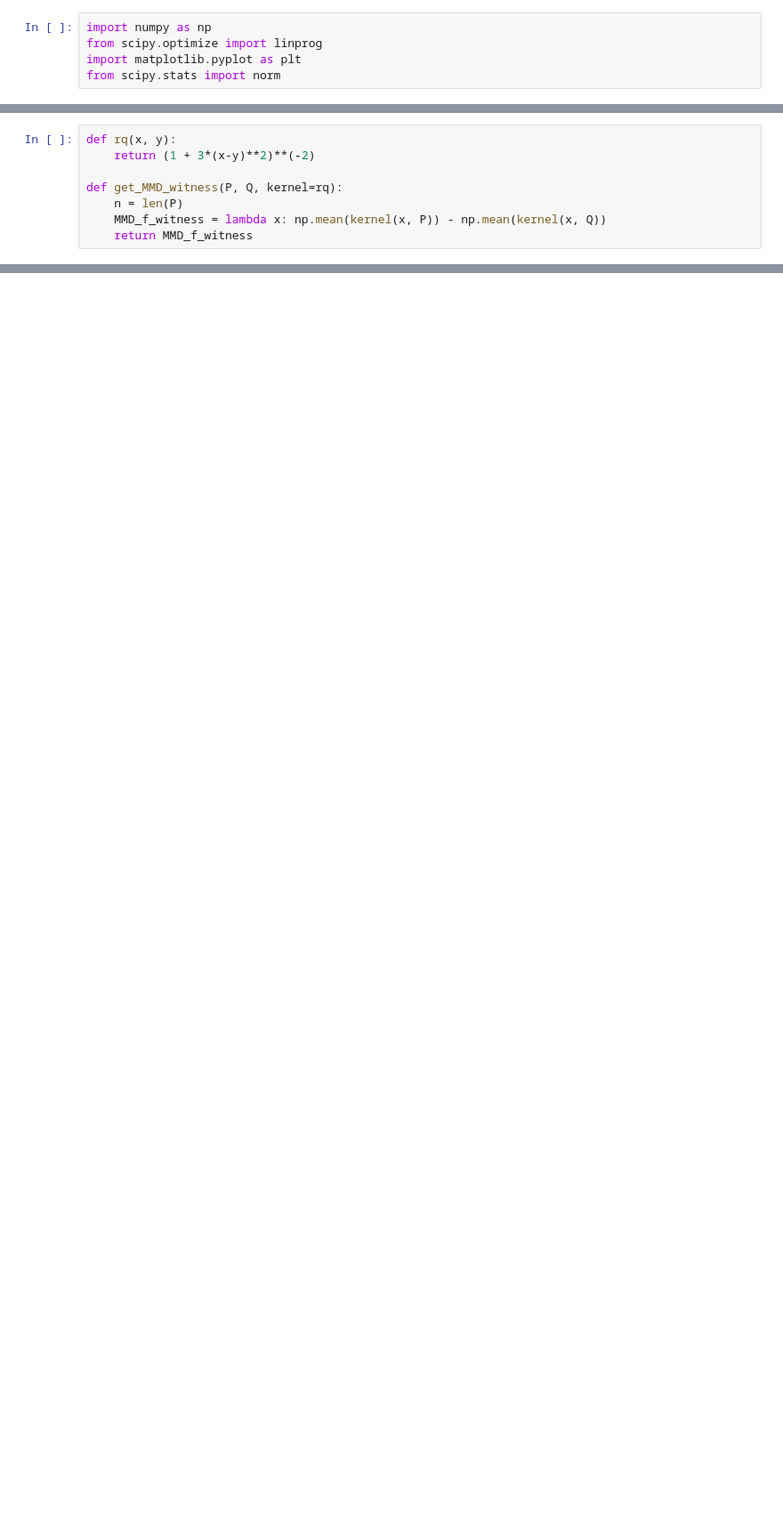
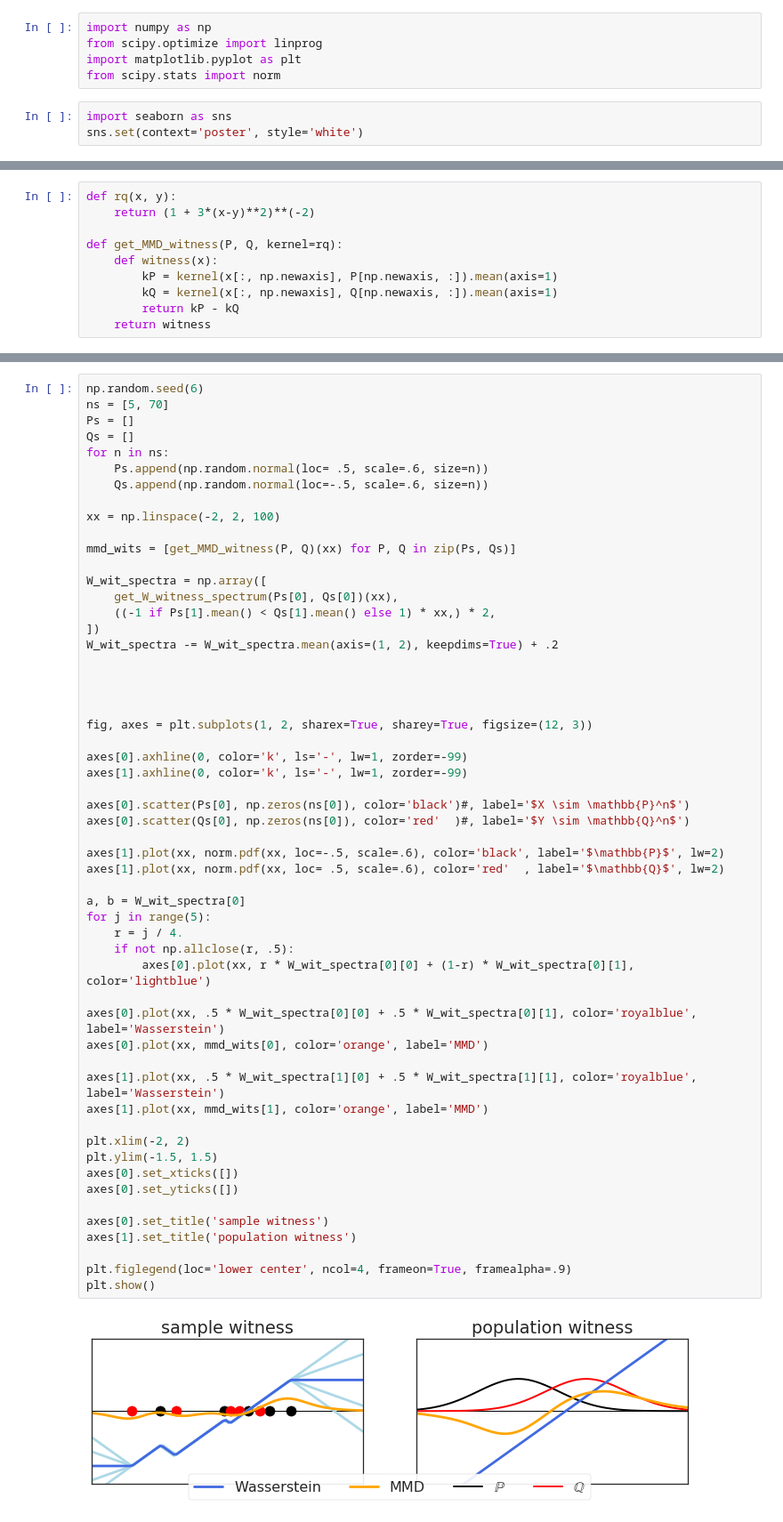
Before and after one commit to fagan2888/mmd-gans-poster, a Jupyter notebook: witness.ipynb, the cells around one changed output, grey strips where cells are left out. Shown at 89% size. Cells and saved outputs as stored; diff of their text form; blank space fills up the shorter version.

Commit message:
update witness figure

```diff
--- a/witness.ipynb
+++ b/witness.ipynb
@@ -3,4 +3,7 @@ import numpy as np
 from scipy.optimize import linprog
 import matplotlib.pyplot as plt
 from scipy.stats import norm
+# %%
+import seaborn as sns
+sns.set(context='poster', style='white')
 # %%
@@ -27,6 +35,8 @@ def rq(x, y):
     return (1 + 3*(x-y)**2)**(-2)
 
 def get_MMD_witness(P, Q, kernel=rq):
-    n = len(P)
-    MMD_f_witness = lambda x: np.mean(kernel(x, P)) - np.mean(kernel(x, Q))
-    return MMD_f_witness
+    def witness(x):
+        kP = kernel(x[:, np.newaxis], P[np.newaxis, :]).mean(axis=1)
+        kQ = kernel(x[:, np.newaxis], Q[np.newaxis, :]).mean(axis=1)
+        return kP - kQ
+    return witness
@@ -77,0 +43,57 @@ max([])
+# %%
+np.random.seed(6)
+ns = [5, 70]
+Ps = []
+Qs = []
+for n in ns:
+    Ps.append(np.random.normal(loc= .5, scale=.6, size=n))
+    Qs.append(np.random.normal(loc=-.5, scale=.6, size=n))
+
+xx = np.linspace(-2, 2, 100)
+
+mmd_wits = [get_MMD_witness(P, Q)(xx) for P, Q in zip(Ps, Qs)]
+
+W_wit_spectra = np.array([
+    get_W_witness_spectrum(Ps[0], Qs[0])(xx),
+    ((-1 if Ps[1].mean() < Qs[1].mean() else 1) * xx,) * 2,
+])
+W_wit_spectra -= W_wit_spectra.mean(axis=(1, 2), keepdims=True) + .2
+
+
+
+
+fig, axes = plt.subplots(1, 2, sharex=True, sharey=True, figsize=(12, 3))
+
+axes[0].axhline(0, color='k', ls='-', lw=1, zorder=-99)
+axes[1].axhline(0, color='k', ls='-', lw=1, zorder=-99)
+
+axes[0].scatter(Ps[0], np.zeros(ns[0]), color='black')#, label='$X \sim \mathbb{P}^n$')
+axes[0].scatter(Qs[0], np.zeros(ns[0]), color='red'  )#, label='$Y \sim \mathbb{Q}^n$')
+
+axes[1].plot(xx, norm.pdf(xx, loc=-.5, scale=.6), color='black', label='$\mathbb{P}$', lw=2)
+axes[1].plot(xx, norm.pdf(xx, loc= .5, scale=.6), color='red'  , label='$\mathbb{Q}$', lw=2)
+
+a, b = W_wit_spectra[0]
+for j in range(5):
+    r = j / 4.
+    if not np.allclose(r, .5):
+        axes[0].plot(xx, r * W_wit_spectra[0][0] + (1-r) * W_wit_spectra[0][1], color='lightblue')
+
+axes[0].plot(xx, .5 * W_wit_spectra[0][0] + .5 * W_wit_spectra[0][1], color='royalblue', label='Wasserstein')
+axes[0].plot(xx, mmd_wits[0], color='orange', label='MMD')
+
+axes[1].plot(xx, .5 * W_wit_spectra[1][0] + .5 * W_wit_spectra[1][1], color='royalblue', label='Wasserstein')
+axes[1].plot(xx, mmd_wits[1], color='orange', label='MMD')
+
+plt.xlim(-2, 2)
+plt.ylim(-1.5, 1.5)
+axes[0].set_xticks([])
+axes[0].set_yticks([])
+
+axes[0].set_title('sample witness')
+axes[1].set_title('population witness')
+
+plt.figlegend(loc='lower center', ncol=4, frameon=True, framealpha=.9)
+plt.show()
+# %% [output]
+[figure, added]
```
Also changed, not shown: parts of 5 cells of this notebook, 2 other files.
